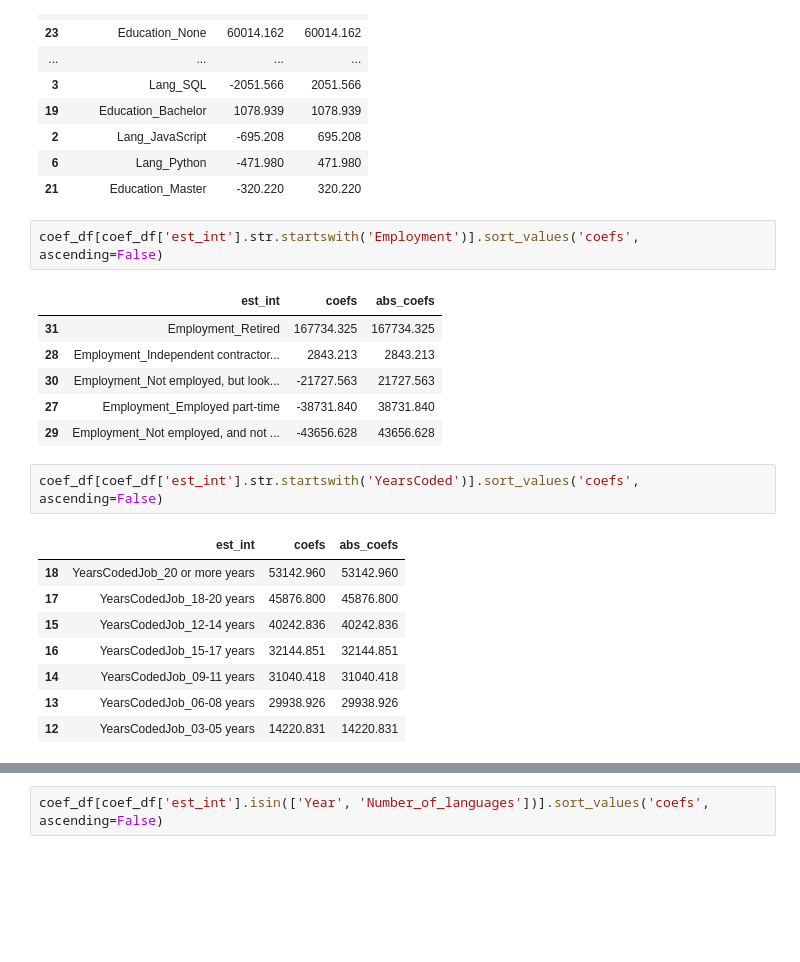
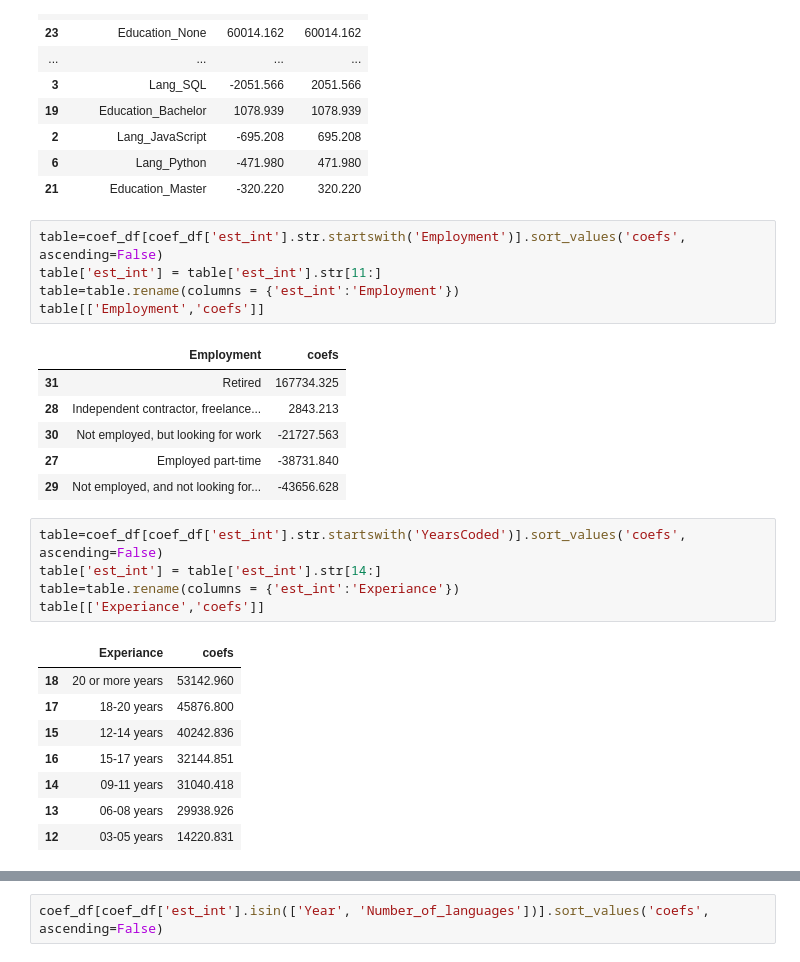
Before and after one commit to LukeErren/Stack-Overflow-analysis, a Jupyter notebook: Stack Overflow - Linear regression.ipynb, the cells around one changed output, grey strips where cells are left out. Saved outputs shown, nothing was run; the diff lists cells and outputs as text; blank space fills up the shorter version.

```diff
--- a/Stack Overflow - Linear regression.ipynb
+++ b/Stack Overflow - Linear regression.ipynb
@@ -413,23 +413,29 @@ coef_df
 | 6 | Lang_Python | -471.980 | 471.980 |
 | 21 | Education_Master | -320.220 | 320.220 |
 # %%
-coef_df[coef_df['est_int'].str.startswith('Employment')].sort_values('coefs', ascending=False)
+table=coef_df[coef_df['est_int'].str.startswith('Employment')].sort_values('coefs', ascending=False)
+table['est_int'] = table['est_int'].str[11:]
+table=table.rename(columns = {'est_int':'Employment'})
+table[['Employment','coefs']]
 # %% [output]
-|  | est_int | coefs | abs_coefs |
-| 31 | Employment_Retired | 167734.325 | 167734.325 |
-| 28 | Employment_Independent contractor... | 2843.213 | 2843.213 |
-| 30 | Employment_Not employed, but look... | -21727.563 | 21727.563 |
-| 27 | Employment_Employed part-time | -38731.840 | 38731.840 |
-| 29 | Employment_Not employed, and not ... | -43656.628 | 43656.628 |
+|  | Employment | coefs |
+| 31 | Retired | 167734.325 |
+| 28 | Independent contractor, freelance... | 2843.213 |
+| 30 | Not employed, but looking for work | -21727.563 |
+| 27 | Employed part-time | -38731.840 |
+| 29 | Not employed, and not looking for... | -43656.628 |
 # %%
-coef_df[coef_df['est_int'].str.startswith('YearsCoded')].sort_values('coefs', ascending=False)
+table=coef_df[coef_df['est_int'].str.startswith('YearsCoded')].sort_values('coefs', ascending=False)
+table['est_int'] = table['est_int'].str[14:]
+table=table.rename(columns = {'est_int':'Experiance'})
+table[['Experiance','coefs']]
 # %% [output]
-|  | est_int | coefs | abs_coefs |
-| 18 | YearsCodedJob_20 or more years | 53142.960 | 53142.960 |
-| 17 | YearsCodedJob_18-20 years | 45876.800 | 45876.800 |
-| 15 | YearsCodedJob_12-14 years | 40242.836 | 40242.836 |
-| 16 | YearsCodedJob_15-17 years | 32144.851 | 32144.851 |
-| 14 | YearsCodedJob_09-11 years | 31040.418 | 31040.418 |
-| 13 | YearsCodedJob_06-08 years | 29938.926 | 29938.926 |
-| 12 | YearsCodedJob_03-05 years | 14220.831 | 14220.831 |
+|  | Experiance | coefs |
+| 18 | 20 or more years | 53142.960 |
+| 17 | 18-20 years | 45876.800 |
+| 15 | 12-14 years | 40242.836 |
+| 16 | 15-17 years | 32144.851 |
+| 14 | 09-11 years | 31040.418 |
+| 13 | 06-08 years | 29938.926 |
+| 12 | 03-05 years | 14220.831 |
 # %%
```
Also changed, not shown: parts of 3 cells of this notebook.
